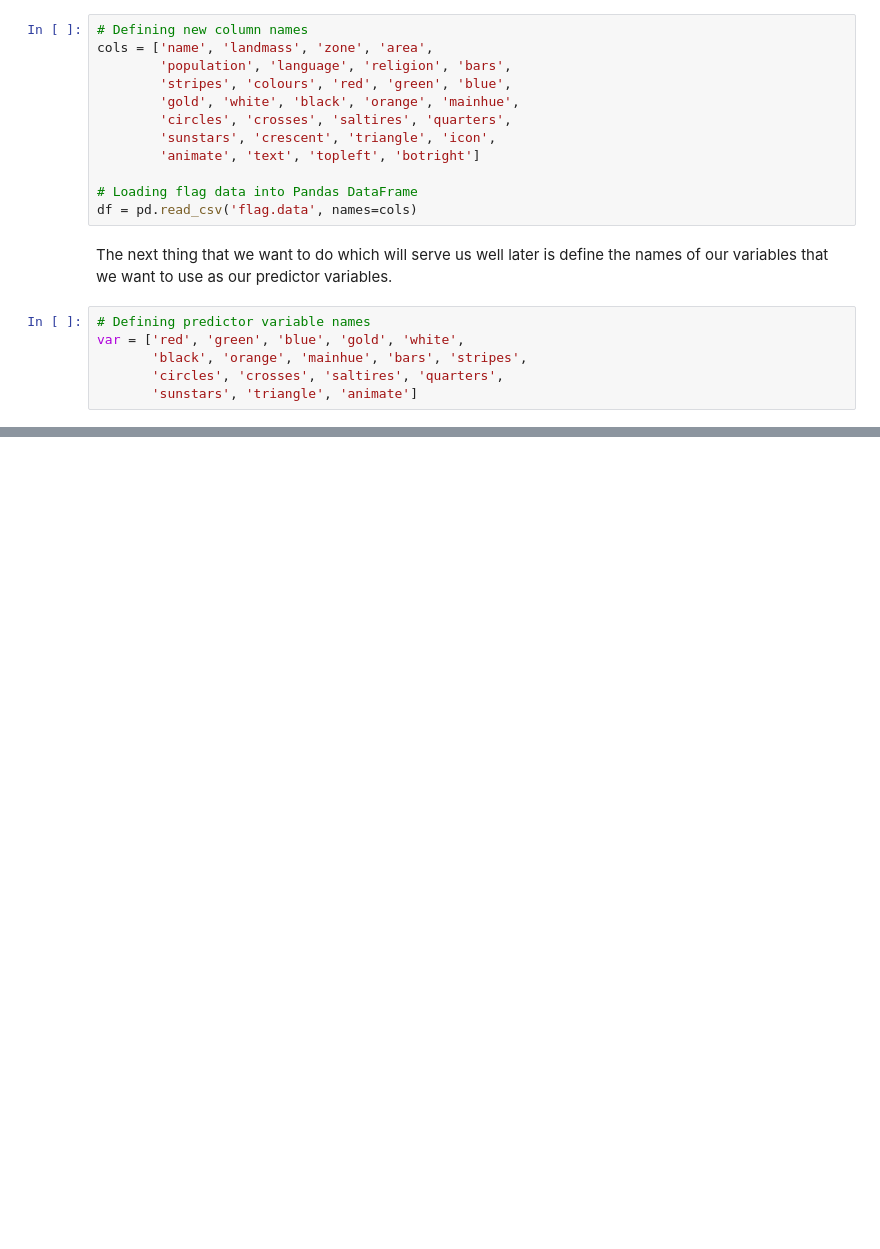
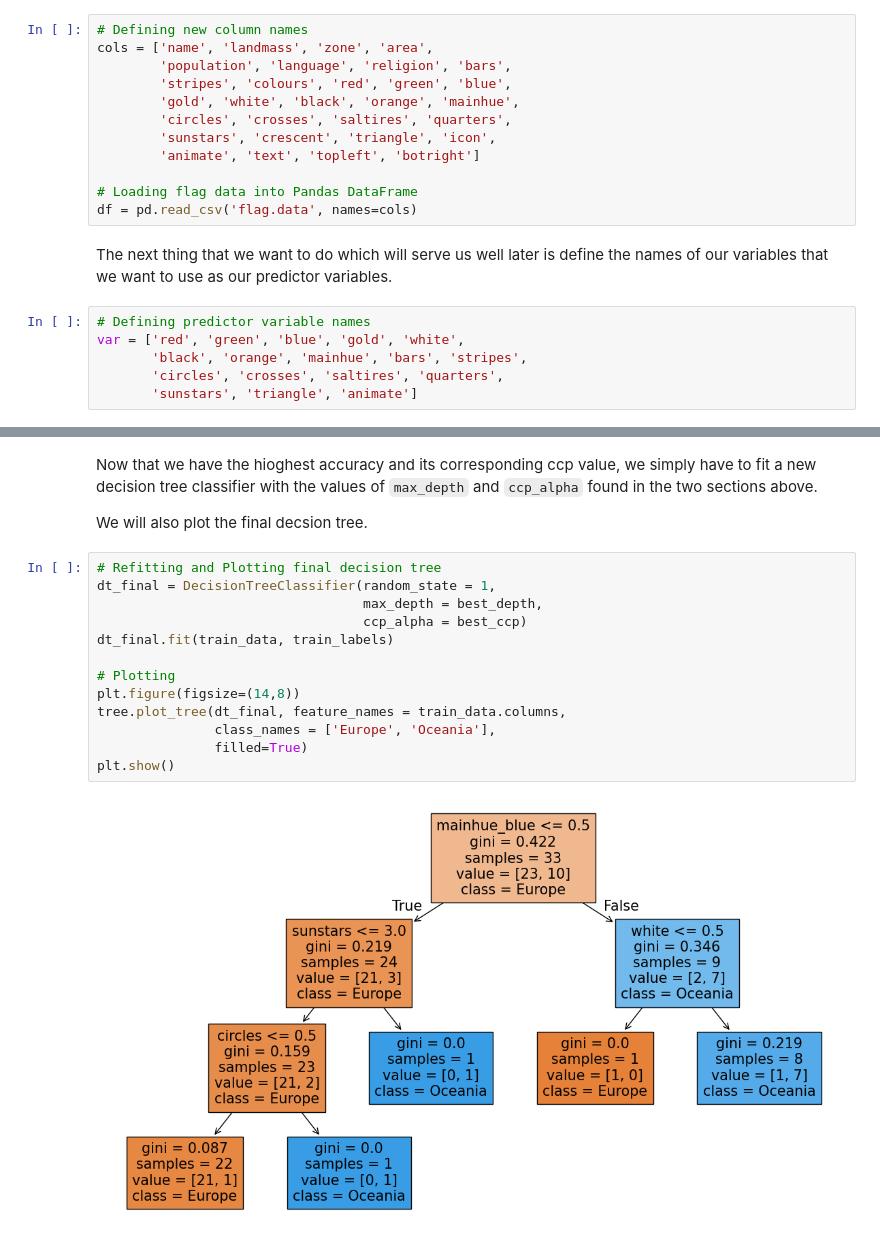
Before and after one commit to connorthomas9/Find_the_Flag, a Jupyter notebook: ftf_notebook.ipynb, the cells around one changed output, grey strips where cells are left out. Drawn from its saved outputs; the diff is of its cells as text; blank space fills up the shorter version.

```diff
--- a/ftf_notebook.ipynb
+++ b/ftf_notebook.ipynb
@@ -73,0 +233,19 @@ var = ['red', 'green', 'blue', 'gold', 'white',
+# %% [markdown]
+Now that we have the hioghest accuracy and its corresponding ccp value, we simply have to fit a new decision tree classifier with the values of `max_depth` and `ccp_alpha` found in the two sections above.
+
+We will also plot the final decsion tree.
+# %%
+# Refitting and Plotting final decision tree
+dt_final = DecisionTreeClassifier(random_state = 1,
+                                  max_depth = best_depth,
+                                  ccp_alpha = best_ccp)
+dt_final.fit(train_data, train_labels)
+
+# Plotting
+plt.figure(figsize=(14,8))
+tree.plot_tree(dt_final, feature_names = train_data.columns,
+               class_names = ['Europe', 'Oceania'],
+               filled=True)
+plt.show()
+# %% [output]
+[figure, added]
```
Also changed, not shown: parts of 26 cells of this notebook.
